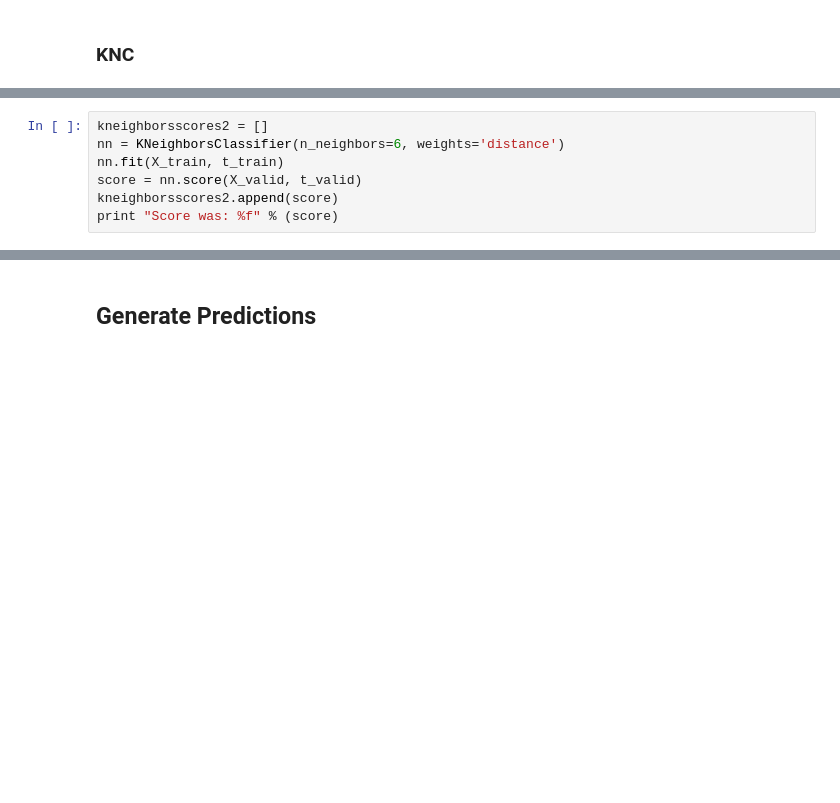
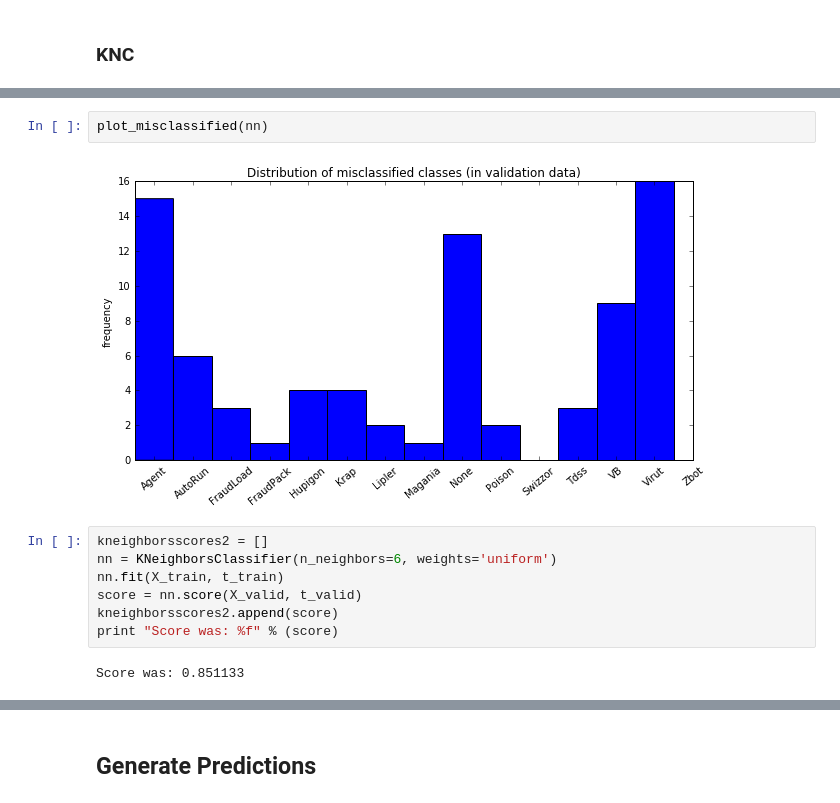
Before and after one commit to averyfaller/CS181Practical, a Jupyter notebook: 2/Practical2.ipynb, the cells around one changed output, grey strips where cells are left out. Drawn from its saved outputs; the diff is of its cells as text; blank space fills up the shorter version.

```diff
--- a/2/Practical2.ipynb
+++ b/2/Practical2.ipynb
@@ -282,10 +309,16 @@ print "Score was: %f" % (score)
+# %%
+plot_misclassified(nn)
+# %% [output]
+[figure, added]
 # %%
 kneighborsscores2 = []
-nn = KNeighborsClassifier(n_neighbors=6, weights='distance')
+nn = KNeighborsClassifier(n_neighbors=6, weights='uniform')
 nn.fit(X_train, t_train)
 score = nn.score(X_valid, t_valid)
 kneighborsscores2.append(score)
 print "Score was: %f" % (score)
+# %% [output]
+Score was: 0.851133
 # %%
 from sklearn.neighbors import RadiusNeighborsClassifier
 rnc = RadiusNeighborsClassifier(radius=6,outlier_label=8, p=2)
```
Also changed, not shown: parts of 12 cells of this notebook.
